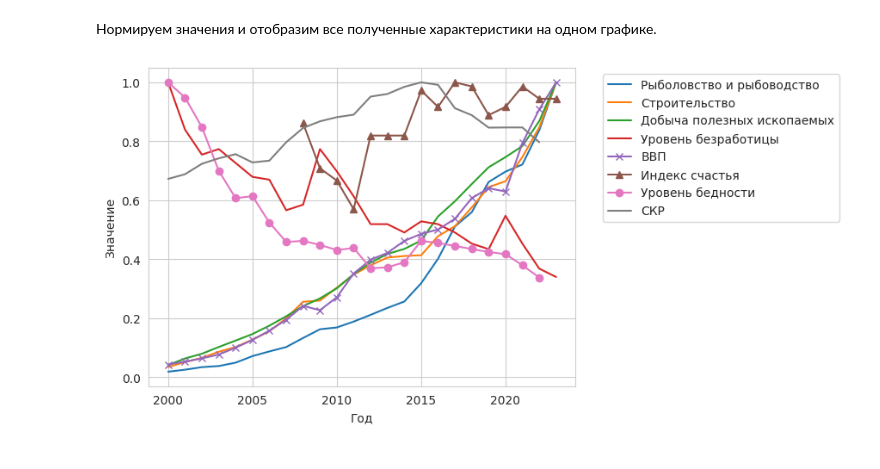
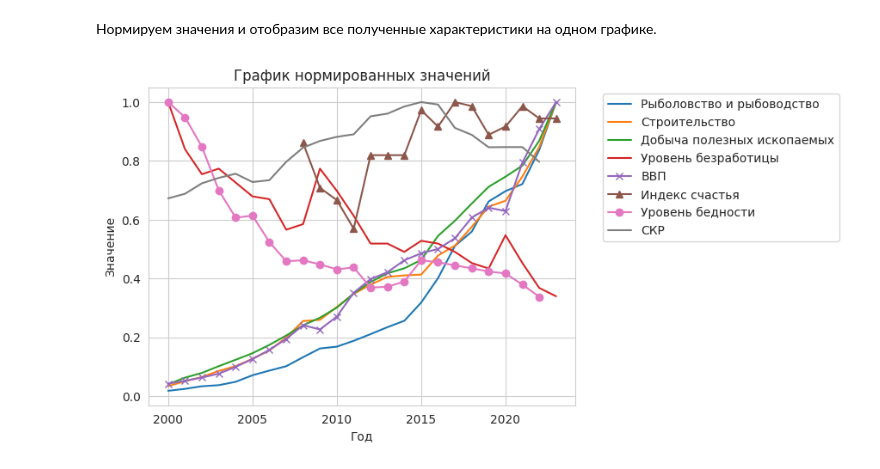
Before and after one commit to nedokormysh/Start_DS_Inflation_Salaries, a Jupyter notebook: Start_DS_final.ipynb, the cells around one changed output. Drawn from its saved outputs; the diff is of its cells as text; code cells hidden in the pictures.

```diff
--- a/Start_DS_final.ipynb
+++ b/Start_DS_final.ipynb
@@ -446,22 +446,23 @@ for col in norm_df.columns:
 # %%
 # добавляем линии для каждой характеристики
 plt.plot(norm_df.index, norm_df['рыболовство_и_рыбоводство'], label='Рыболовство и рыбоводство')
 plt.plot(norm_df.index, norm_df['строительство'], label='Строительство')
 plt.plot(norm_df.index, norm_df['добыча_полезных_ископаемых'], label='Добыча полезных ископаемых')
 plt.plot(norm_df.index, norm_df['уровень_безработицы'], label='Уровень безработицы')
 plt.plot(norm_df.index, norm_df['ВВП'], marker='x',label='ВВП')
 plt.plot(norm_df.index, norm_df['индекс_счастья'], marker='^', label='Индекс счастья')
 plt.plot(norm_df.index, norm_df['уровень_бедности'], marker='o', label='Уровень бедности')
 plt.plot(norm_df.index, norm_df['СКР'], label='СКР')
 
 # добавляем легенду
 plt.legend(bbox_to_anchor=(1.05, 1), loc='upper left')
 
 # добавляем подписи осей
 plt.xlabel('Год')
 plt.ylabel('Значение')
+plt.title('График нормированных значений')
 
 # показываем график
 plt.show()
 # %% [output]
-[figure, old version]
+[figure, new version]
```
